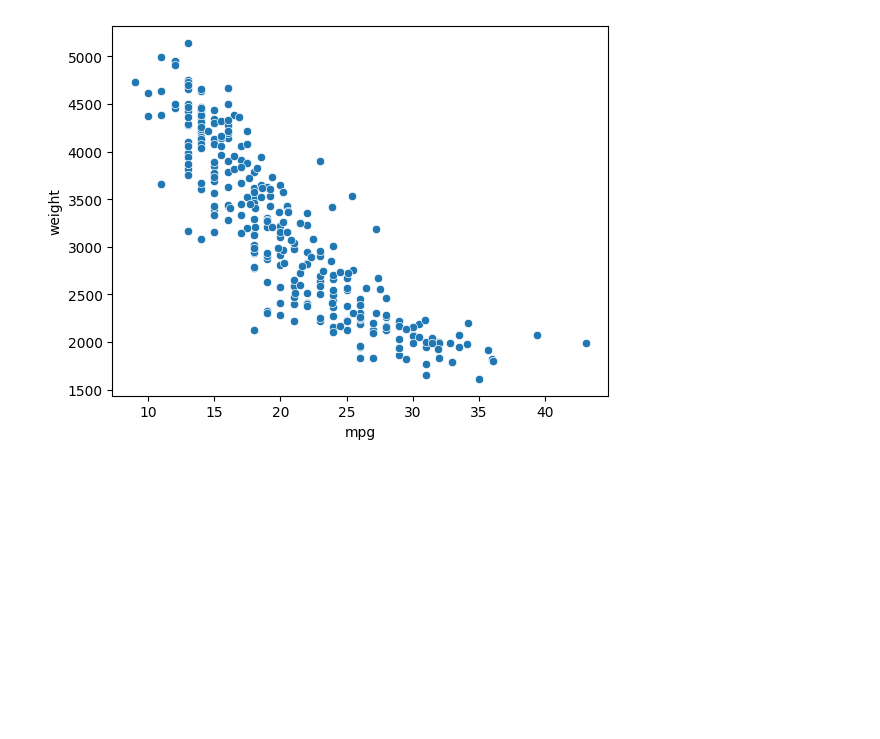
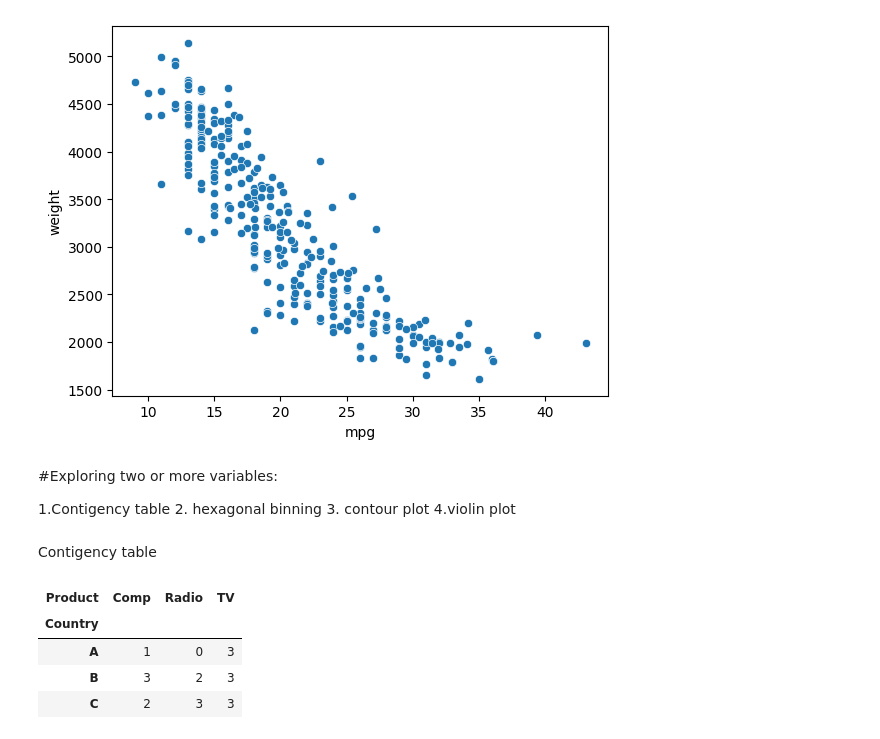
Before and after one commit to santhimaddipudi/Python-work, a Jupyter notebook: ML1_EDA.ipynb, the cells around one changed output. Drawn from its saved outputs; the diff is of its cells as text; code cells hidden in the pictures; blank space fills up the shorter version.

```diff
--- a/ML1_EDA.ipynb
+++ b/ML1_EDA.ipynb
@@ -210,3 +198,12 @@ import seaborn as sns
 sns.scatterplot(x="mpg", y="weight", data=df);
 # %% [output]
 [figure]
+# %% [markdown]
+#Exploring two or more variables:
+
+   1.Contigency table
+2. hexagonal binning
+3. contour plot
+4.violin plot
+# %% [markdown]
+Contigency table
@@ -212,0 +224,9 @@ sns.scatterplot(x="mpg", y="weight", data=df);
+# %%
+#create contingency table
+pd.crosstab(index=df['Country'], columns=df['Product'])
+# %% [output]
+| Product | Comp | Radio | TV |
+| Country |  |  |  |
+| A | 1 | 0 | 3 |
+| B | 3 | 2 | 3 |
+| C | 2 | 3 | 3 |
```
Also changed, not shown: parts of 8 cells of this notebook.
